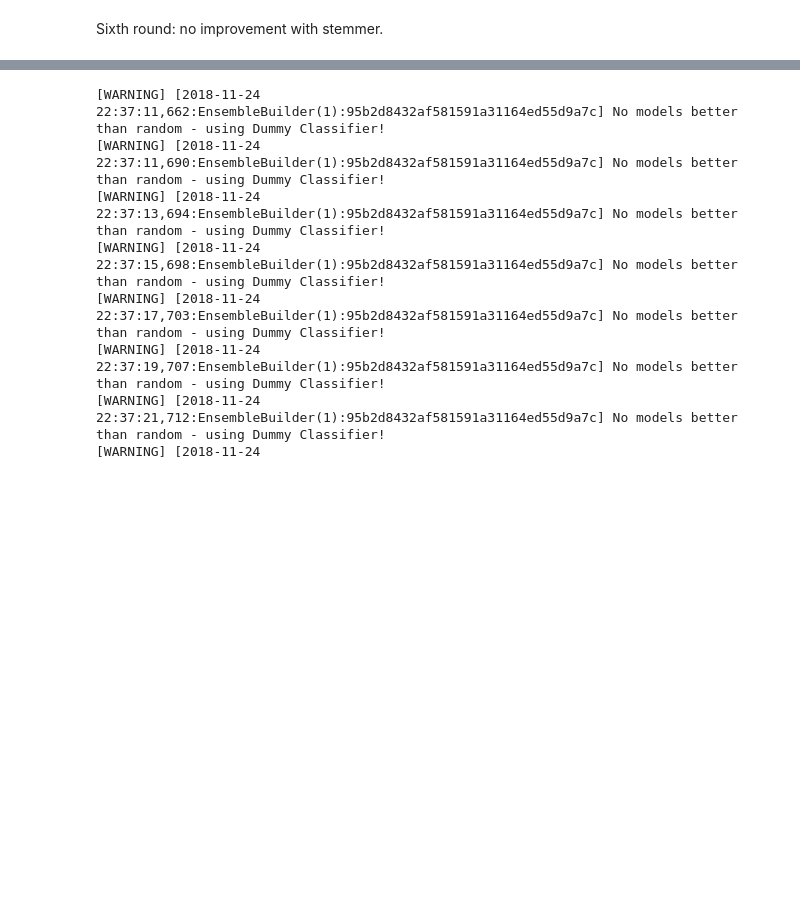
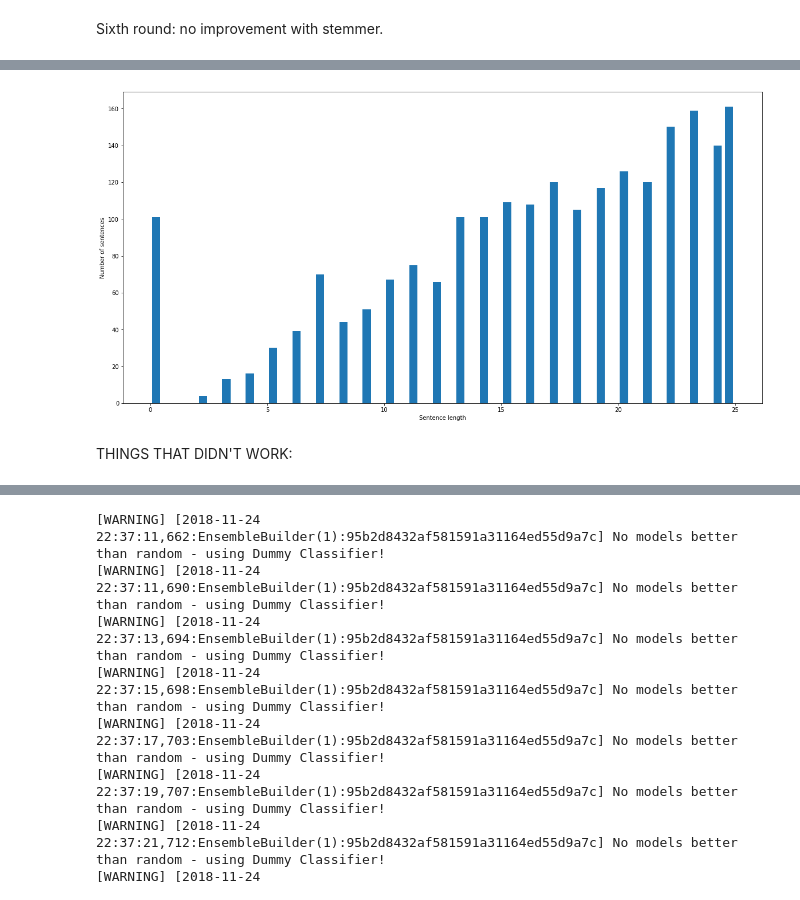
Before and after one commit to ZeDiogo/PRI1819, a Jupyter notebook: classification.ipynb, the cells around one changed output, grey strips where cells are left out. Saved outputs shown, nothing was run; the diff lists cells and outputs as text; code cells hidden in the pictures; blank space fills up the shorter version.

```diff
--- a/classification.ipynb
+++ b/classification.ipynb
@@ -435,0 +788,8 @@ Seventh round: the gram (1,4) was the optimal. (ignore the first two results in
+# %%
+fig = plt.figure(figsize=(20, 10))
+plt.xlabel('Sentence length')
+plt.ylabel('Number of sentences')
+plt.hist(sentence_lengths,rwidth=0.7, bins=50, range=(0, 25))
+plt.show()
+# %% [output]
+[figure, added]
@@ -435,0 +805,2 @@ Seventh round: the gram (1,4) was the optimal. (ignore the first two results in
+# %% [markdown]
+THINGS THAT DIDN'T WORK:
```
Also changed, not shown: parts of 30 cells of this notebook, 6 other files.
